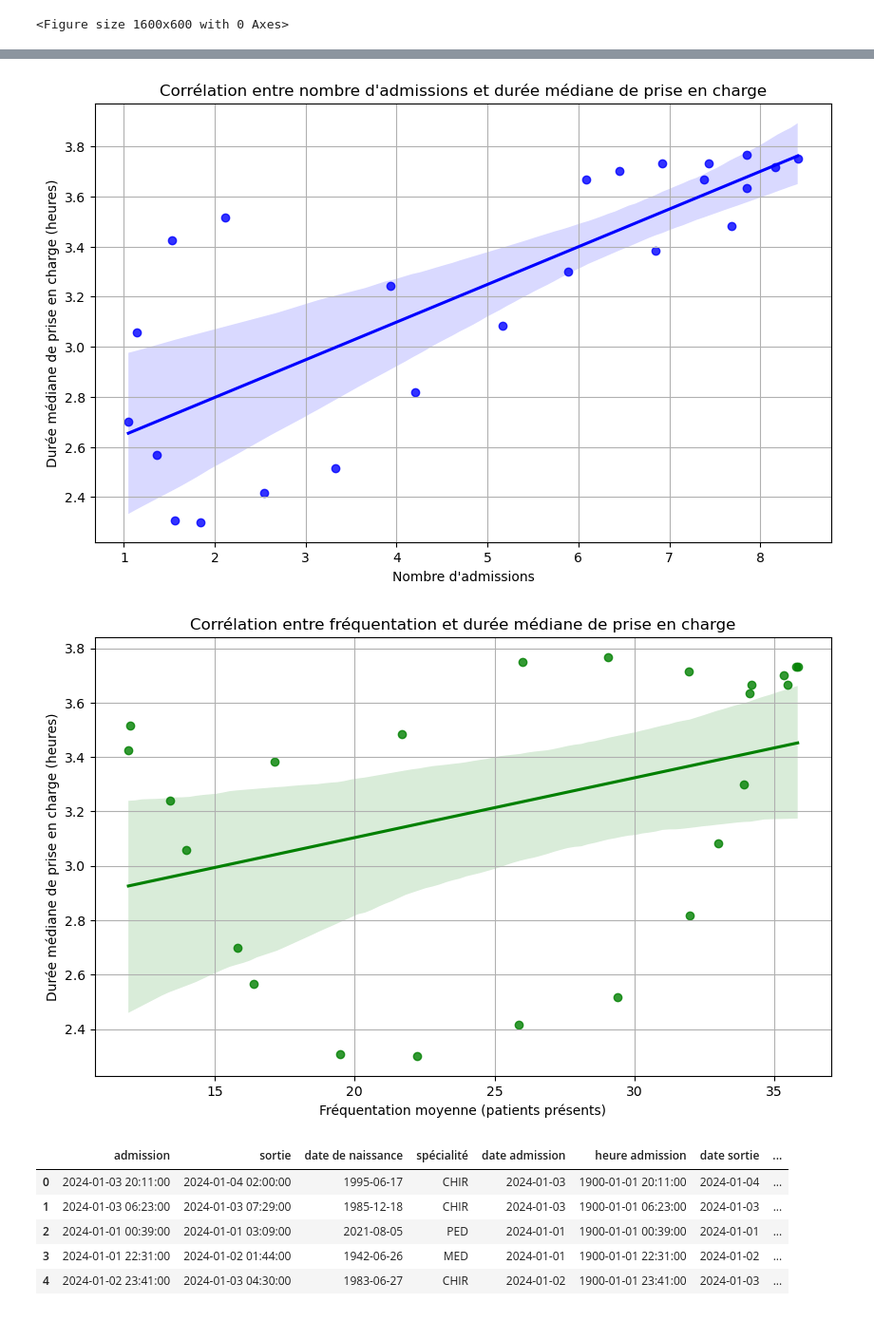
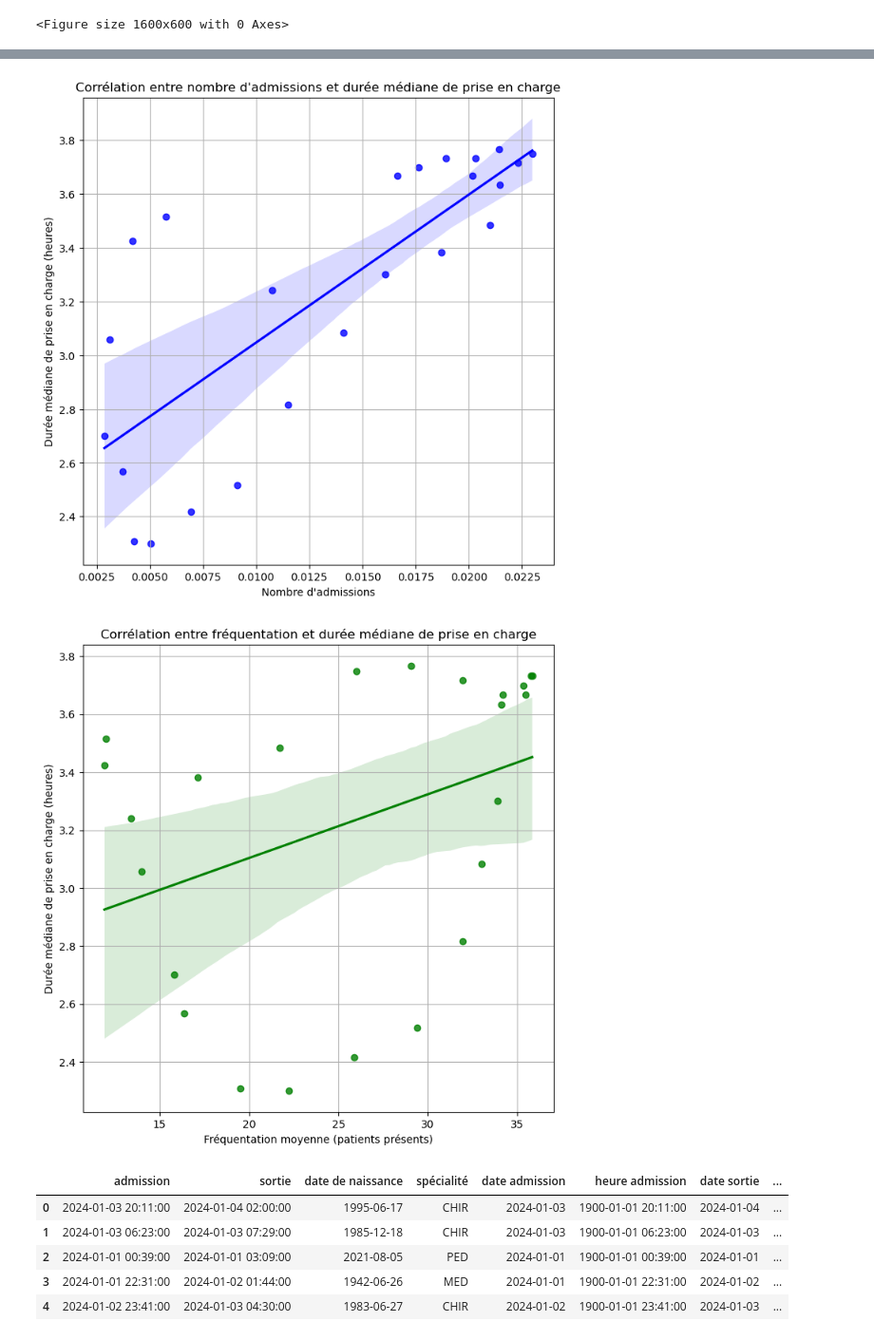
Before and after one commit to martincalu/admissions_urg, a Jupyter notebook: admissions urg.ipynb, the cells around one changed output, grey strips where cells are left out. Shown at 95% size. Drawn from its saved outputs; the diff is of its cells as text; code cells hidden in the pictures.

```diff
--- a/admissions urg.ipynb
+++ b/admissions urg.ipynb
@@ -77,7 +77,7 @@ plt.show()
 df['heure admission extraite'] = df['heure admission'].dt.hour
 
 # Comptage du nombre de patients par heure
-nombre_par_heure = df.groupby('heure admission extraite').size()
+nombre_par_heure = df.groupby('heure admission extraite').size()/366
 
 # Récupérer la valeur maximale et l'heure correspondante
 max_value = nombre_par_heure.max()
@@ -91,14 +91,14 @@ plt.ylabel("Nombre d'admissions")
 plt.title("Nombre d'admissions par heure")
 
 # Ajouter une ligne horizontale indiquant le nombre maximal d'admissions
-plt.axhline(y=max_value, color='red', linestyle='--', label=f'Max admissions: {round(max_value/366, 2)}')
+plt.axhline(y=max_value, color='red', linestyle='--', label=f'Max admissions: {round(max_value, 1)}')
 
 # Annoter le bar correspondant à l'heure maximale (optionnel)
-plt.annotate(f'{max_value} admissions à {max_hour}h',
+""" plt.annotate(f'{max_value} admissions à {max_hour}h',
              xy=(max_hour, max_value),
              xytext=(max_hour + 0.5, max_value - 0.5),
              arrowprops=dict(facecolor='red', arrowstyle='->'),
-             fontsize=10)
+             fontsize=10) """
 
 plt.xticks(range(0, 24))  # Afficher toutes les heures de 0 à 23
 plt.legend()
@@ -469,23 +525,23 @@ plt.show()
 # %%
-plt.figure(figsize=(10,6))
+plt.figure(figsize=(8,8))
 sns.regplot(x=nombre_par_heure/366, y=duree_urg, marker='o', color='blue', ci=95)
 plt.xlabel("Nombre d'admissions")
 plt.ylabel("Durée médiane de prise en charge (heures)")
 plt.title("Corrélation entre nombre d'admissions et durée médiane de prise en charge")
 plt.grid(True)
 plt.show()
 
 # Vous pouvez faire de même pour la fréquentation :
-plt.figure(figsize=(10,6))
+plt.figure(figsize=(8,8))
 sns.regplot(x=mean_occupancy_each_hour, y=duree_urg, marker='o', color='green', ci=95)
 plt.xlabel("Fréquentation moyenne (patients présents)")
 plt.ylabel("Durée médiane de prise en charge (heures)")
 plt.title("Corrélation entre fréquentation et durée médiane de prise en charge")
 plt.grid(True)
 plt.show()
 # %% [output]
-[figure, old version]
+[figure, new version]
-[figure, old version]
+[figure, new version]
 # %%
 df.head()
 # %% [output]
```
Also changed, not shown: parts of 11 cells of this notebook.
